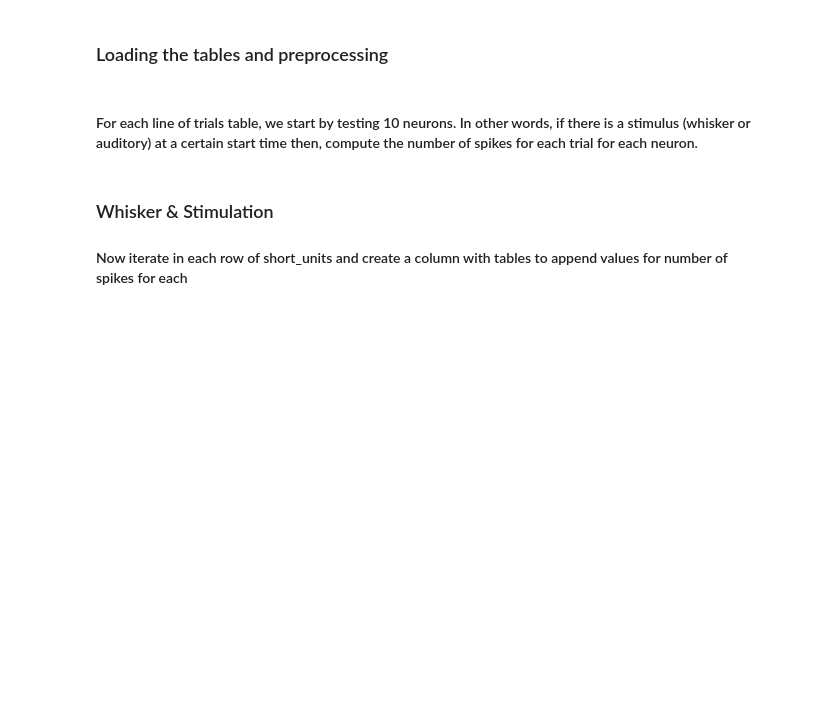
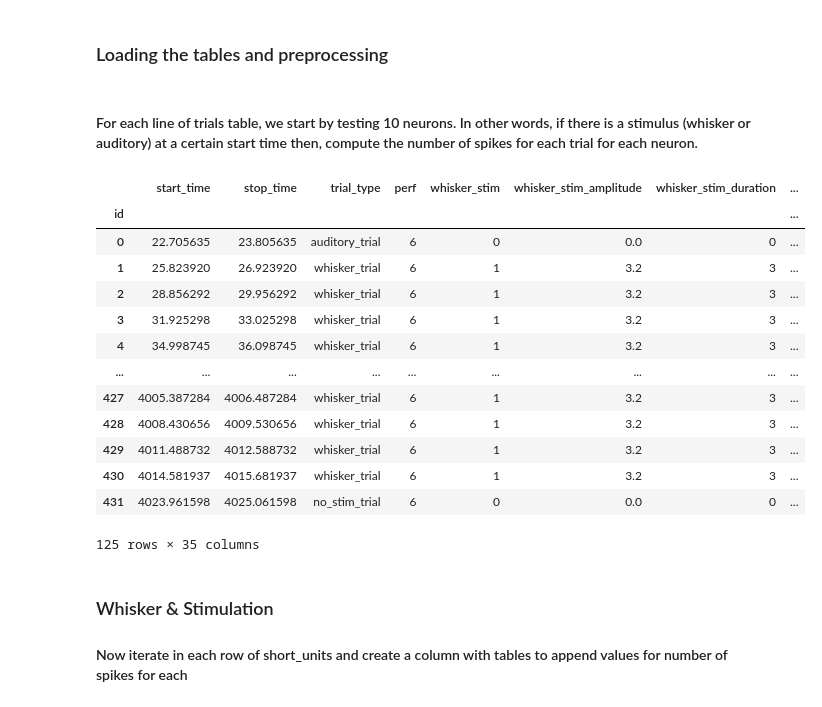
Before and after one commit to shrinidhivelan/Selectivity-Semester-project, a Jupyter notebook: 1_Selectivity_dataframe.ipynb, the cells around one changed output. Drawn from its saved outputs; the diff is of its cells as text; code cells hidden in the pictures; blank space fills up the shorter version.

```diff
--- a/1_Selectivity_dataframe.ipynb
+++ b/1_Selectivity_dataframe.ipynb
@@ -66,7 +51,7 @@ Processing file: AB129_20240828_112850.nwb
 Processing file: AB128_20240829_112813.nwb
 Processing file: AB127_20240821_103757.nwb
 # %%
-io = NWBHDF5IO('/Volumes/LaCie/EPFL/Master sem3/Semester Project Lsens/Mice_data/AB082_20230630_101353.nwb', mode='r')
+io = NWBHDF5IO('/Volumes/LaCie/EPFL/Master sem3/Semester Project Lsens/Mice_data/context/AB122_20240804_134554.nwb', mode='r')
 nwbfile = io.read()
 # %% [markdown]
 ### Loading the tables and preprocessing
@@ -83,6 +68,23 @@ filtered_units = units[(units['bc_label'] == 'good') & (units['ccf_acronym'].str
 # Some chosen columns
 cons_columns  = ["cluster_id", "firing_rate", "ccf_acronym", "ccf_name", "ccf_parent_acronym", "ccf_parent_name", "spike_times"]#, "lick_flag", "lick_time"]
 filtered_units = filtered_units[cons_columns]
+# %%
+trials[trials['context']=='passive']
+# %% [output]
+|  | start_time | stop_time | trial_type | perf | whisker_stim | whisker_stim_amplitude | whisker_stim_duration | ... |
+| id |  |  |  |  |  |  |  | ... |
+| 0 | 22.705635 | 23.805635 | auditory_trial | 6 | 0 | 0.0 | 0 | ... |
+| 1 | 25.823920 | 26.923920 | whisker_trial | 6 | 1 | 3.2 | 3 | ... |
+| 2 | 28.856292 | 29.956292 | whisker_trial | 6 | 1 | 3.2 | 3 | ... |
+| 3 | 31.925298 | 33.025298 | whisker_trial | 6 | 1 | 3.2 | 3 | ... |
+| 4 | 34.998745 | 36.098745 | whisker_trial | 6 | 1 | 3.2 | 3 | ... |
+| ... | ... | ... | ... | ... | ... | ... | ... | ... |
+| 427 | 4005.387284 | 4006.487284 | whisker_trial | 6 | 1 | 3.2 | 3 | ... |
+| 428 | 4008.430656 | 4009.530656 | whisker_trial | 6 | 1 | 3.2 | 3 | ... |
+| 429 | 4011.488732 | 4012.588732 | whisker_trial | 6 | 1 | 3.2 | 3 | ... |
+| 430 | 4014.581937 | 4015.681937 | whisker_trial | 6 | 1 | 3.2 | 3 | ... |
+| 431 | 4023.961598 | 4025.061598 | no_stim_trial | 6 | 0 | 0.0 | 0 | ... |
+125 rows × 35 columns
 # %% [markdown]
 ### Whisker &  Stimulation
 #### Now iterate in each row of short\_units and create a column with tables to append values for number of spikes for each
```
Also changed, not shown: parts of 1 cell of this notebook, 2 other files.
